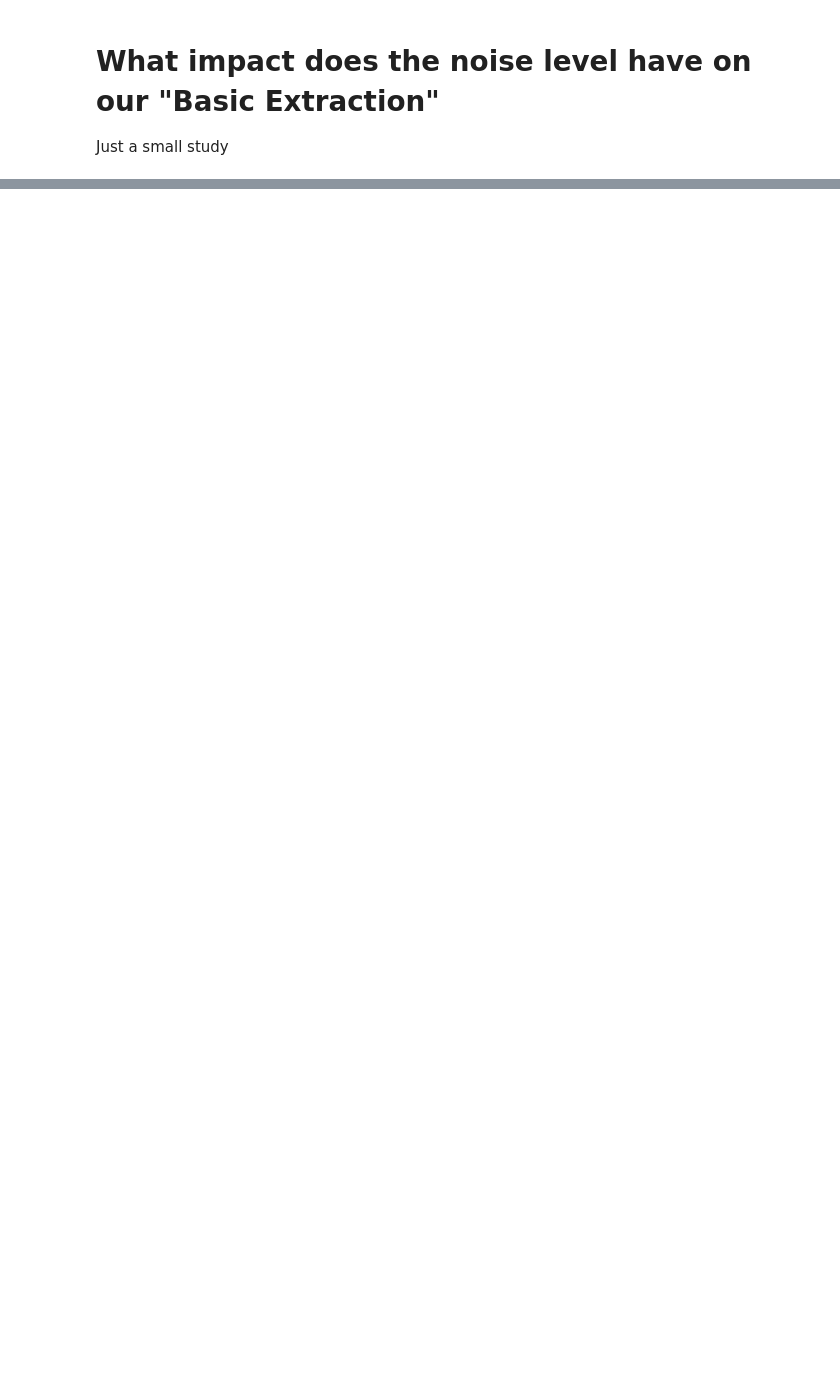
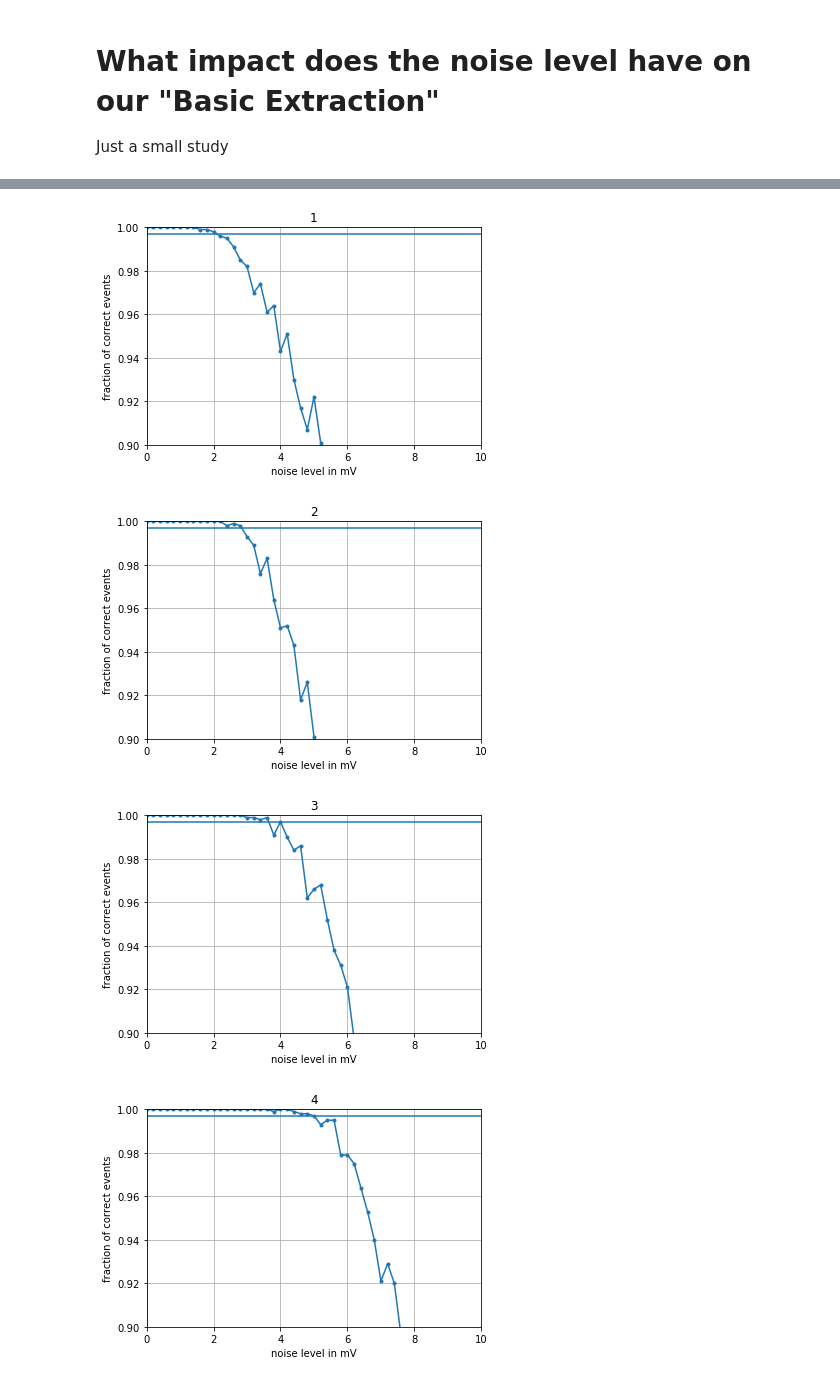
Before and after one commit to dneise/drs_amplitude_calib, a Jupyter notebook: noisel_level_implications.ipynb, the cells around one changed output, grey strips where cells are left out. Cells and saved outputs as stored; diff of their text form; code cells hidden in the pictures; blank space fills up the shorter version.

```diff
--- a/noisel_level_implications.ipynb
+++ b/noisel_level_implications.ipynb
@@ -92,0 +106,38 @@ None
+# %%
+result = []
+noise_range = np.arange(1e-7, 10+0.2, 0.2)
+for true_number_of_photons in range(1, 8):
+    df = []
+    for noise in tqdm(noise_range):
+        for i in range(1000):
+            y = true_number_of_photons * fact_pulse_in_mV(t, pulse_pos_in_ns)
+            y += np.random.normal(0, noise, size=len(y))
+            d = basic_extraction_normalized(y)
+            d['noise'] = noise
+            df.append(d)
+    df = pd.DataFrame(df)
+    df['reconstructed_number_of_photons'] = df.integral.round().astype(int)
+    df['correct'] = df.reconstructed_number_of_photons == true_number_of_photons
+    B=df.groupby('noise').correct.mean() < fraction_of_events_to_be_correct
+    noise_groups = df.groupby('noise').count().index
+
+    plt.figure()
+    (df.groupby('noise').correct.mean()).plot(marker='.')
+    plt.grid()
+    plt.axhline(fraction_of_events_to_be_correct)
+    plt.ylim(0.9, 1)
+    plt.title(str(true_number_of_photons))
+    plt.ylabel('fraction of correct events')
+    plt.xlabel('noise level in mV')
+
+    result.append({
+        'true_number_of_photons':true_number_of_photons,
+        'max_allowed_noise': noise_groups[B].min(),
+    })
+result = pd.DataFrame(result)
+result.set_index('true_number_of_photons', inplace=True)
+# %% [output]
+[figure, added]
+[figure, added]
+[figure, added]
+[figure, added]
```
Also changed, not shown: parts of 18 cells of this notebook.
